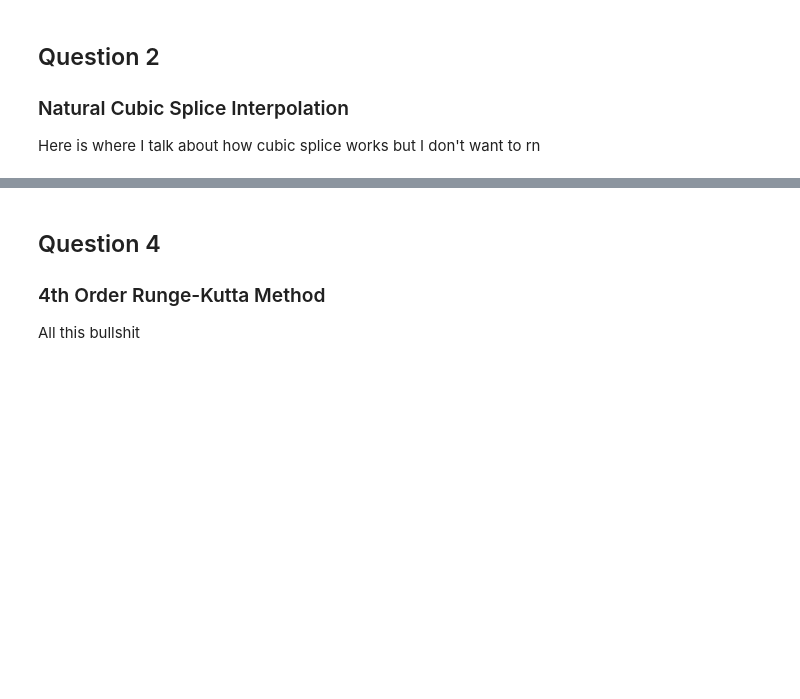
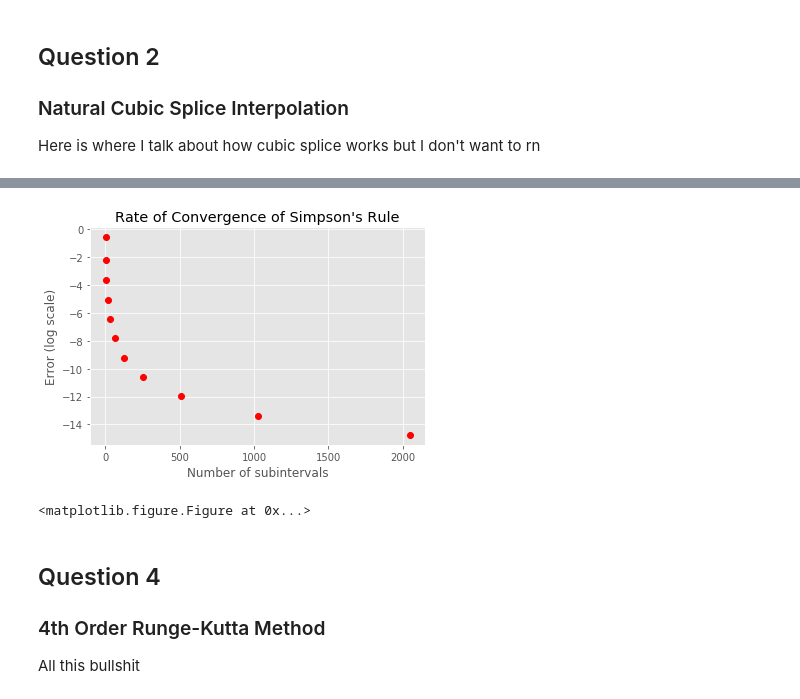
Before and after one commit to voetberg/mth_451_hw, a Jupyter notebook: Final Project.ipynb, the cells around one changed output, grey strips where cells are left out. Saved outputs shown, nothing was run; the diff lists cells and outputs as text; code cells hidden in the pictures; blank space fills up the shorter version.

```diff
--- a/Final Project.ipynb
+++ b/Final Project.ipynb
@@ -101,7 +112,7 @@ def f_3(x):
 ##Function for Simpson's
 def simpson_rule(f,h,a,b):
     N = (b-a)/h
-    K_1 = h/3*(f(a)+f(b))
+    K_1 = (f(a)+f(b))
     K_2 = 0
     K_3 = 0
     for i in range(0,int(N)):
@@ -109,6 +120,6 @@ def simpson_rule(f,h,a,b):
             K_2+=f(a+i*h)
         else:
             K_3+=f(a+i*h)
-    return K_1 + 2*K_3 +4*K_3
+    return h/3*(K_1 + 2*K_3 +4*K_3)
 # %%
 k=1
@@ -124,3 +139,13 @@ KeyboardInterrupt:
+# %%
+plt.plot(h_lst,e_lst,'ro')
+plt.title("Rate of Convergence of Simpson's Rule")
+plt.xlabel("Number of subintervals")
+plt.ylabel("Error (log scale)")
+plt.figure(figsize=(8,8))
+plt.show()
+# %% [output]
+[figure, added]
+<matplotlib.figure.Figure at 0x...>
 # %% [markdown]
 ## Question 4
 ### 4th Order Runge-Kutta Method
```
Also changed, not shown: parts of 8 cells of this notebook.
